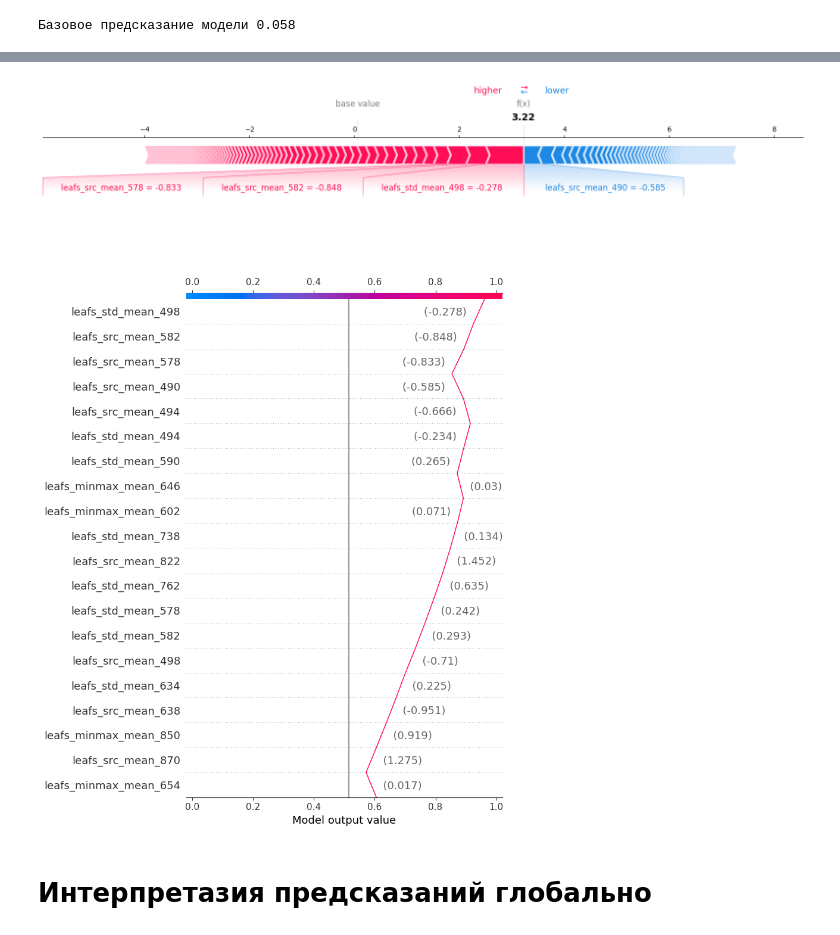
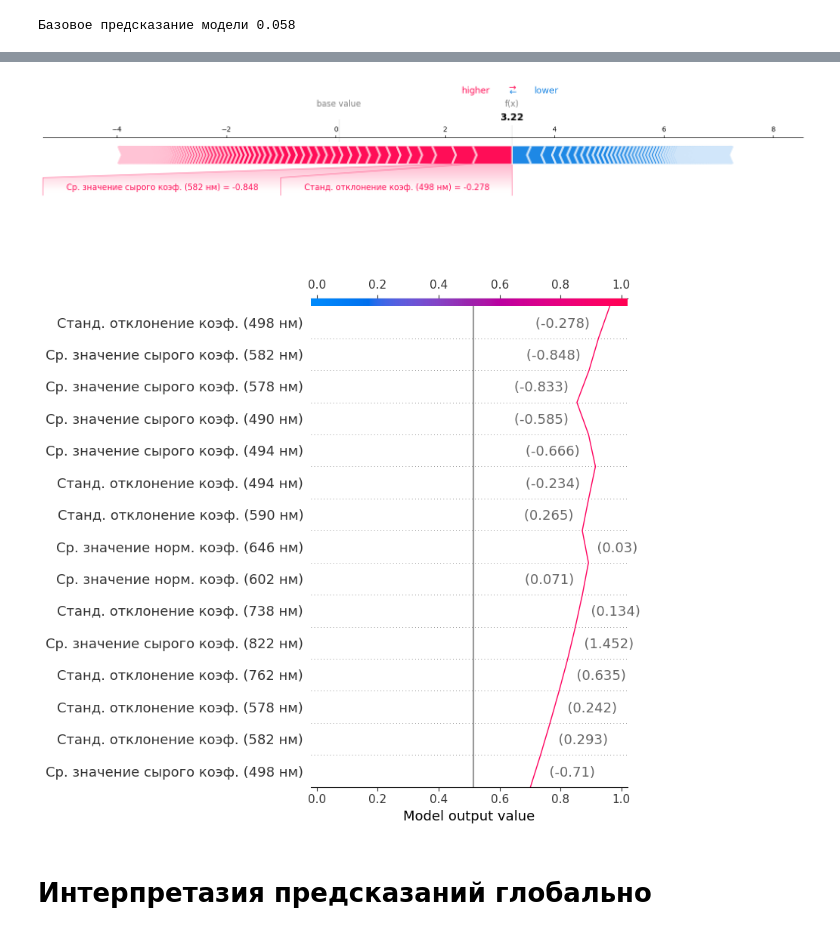
Before and after one commit to Kira-ann/classification-of-hyperspectrum, a Jupyter notebook: Data/explainers/catboost/TreeSHAP.ipynb, the cells around one changed output, grey strips where cells are left out. Saved outputs shown, nothing was run; the diff lists cells and outputs as text; code cells hidden in the pictures.

```diff
--- a/Data/explainers/catboost/TreeSHAP.ipynb
+++ b/Data/explainers/catboost/TreeSHAP.ipynb
@@ -6,9 +6,26 @@ import shap
 from matplotlib import pyplot as plt
 import numpy as np
 # %%
+from utils import DataProcessor
 import pickle
 with open('shap_explanation.pkl', 'rb') as f:
         explanation = pickle.load(f)
 
-with open('../data.pkl', 'rb') as f:
-        data = pickle.load(f)
+data = DataProcessor("../../hyper_wheat_ds_ch_norm_prep_mode=dai.csv").split_data()
+# %%
+new_feature_names = explanation.feature_names.copy()
+for i in range(len(new_feature_names)):
+    name = new_feature_names[i]
+    if 'std_mean' in name:
+        wave = name.split('_')[-1]
+        new_feature_names[i] = f'Станд. отклонение коэф. ({wave} нм)'
+    elif 'src_mean' in name:
+        wave = name.split('_')[-1]
+        new_feature_names[i] = f'Ср. значение сырого коэф. ({wave} нм)'
+    elif 'minmax_mean' in name:
+        wave = name.split('_')[-1]
+        new_feature_names[i] = f'Ср. значение норм. коэф. ({wave} нм)'
+
+explanation.feature_names = new_feature_names
+
+print(new_feature_names[:5])
@@ -38,23 +57,24 @@ plt.show()
 # %%
-shap.plots.force(explanation_round[0], matplotlib=True, show=False, contribution_threshold=0.03)
+shap.plots.force(explanation_round[0], matplotlib=True, show=False, contribution_threshold=0.037)
 plt.show()
 # %% [output]
-[figure, old version]
+[figure, new version]
 # %%
 shap.decision_plot(
     explanation_round.base_values[0],
     explanation_round[0].values,
     explanation_round[0].data,
     feature_names=explanation_round.feature_names,
-    feature_display_range=slice(-1, -21, -1),
+    feature_display_range=slice(-1, -16, -1),
     link='logit',
-    ignore_warnings=True,  # <--- это подавляет предупреждение
+    ignore_warnings=True,
     show=False
 )
+
 plt.tight_layout()
 plt.show()
 # %% [output]
-[figure, old version]
+[figure, new version]
 # %% [markdown]
 # Интерпретазия предсказаний глобально
 # %%
```
Also changed, not shown: parts of 6 cells of this notebook, 3 other files.
